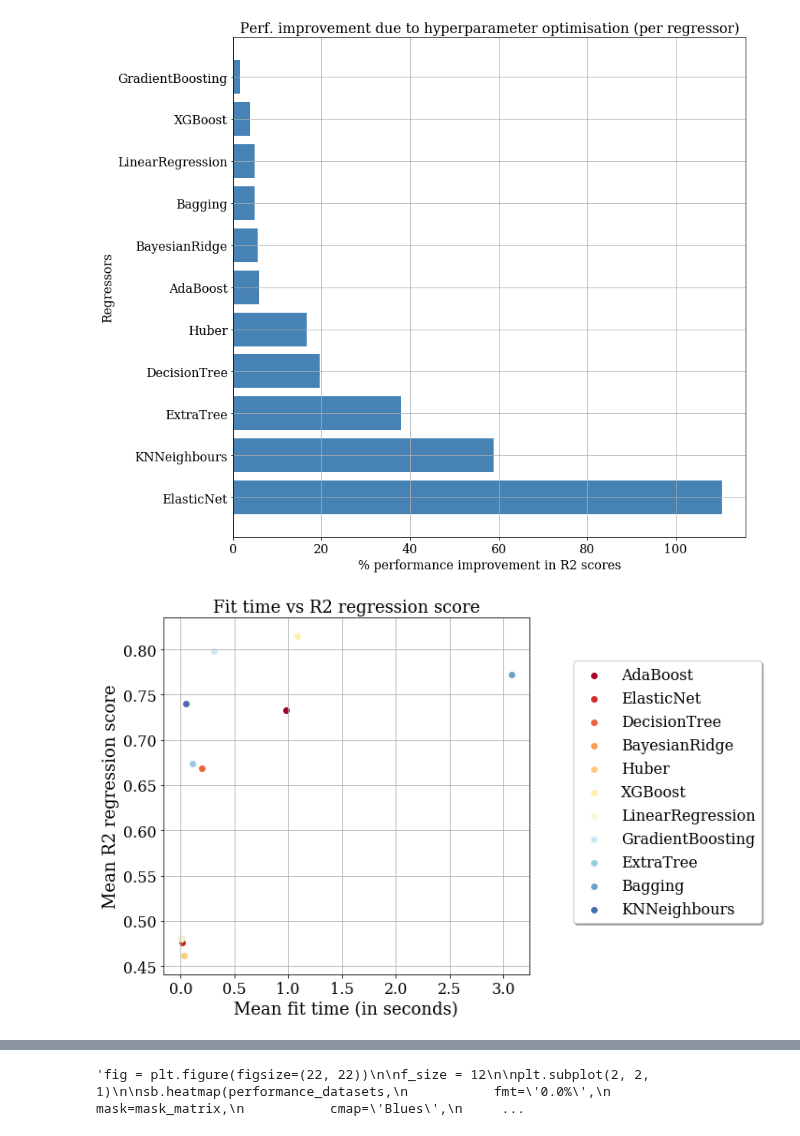
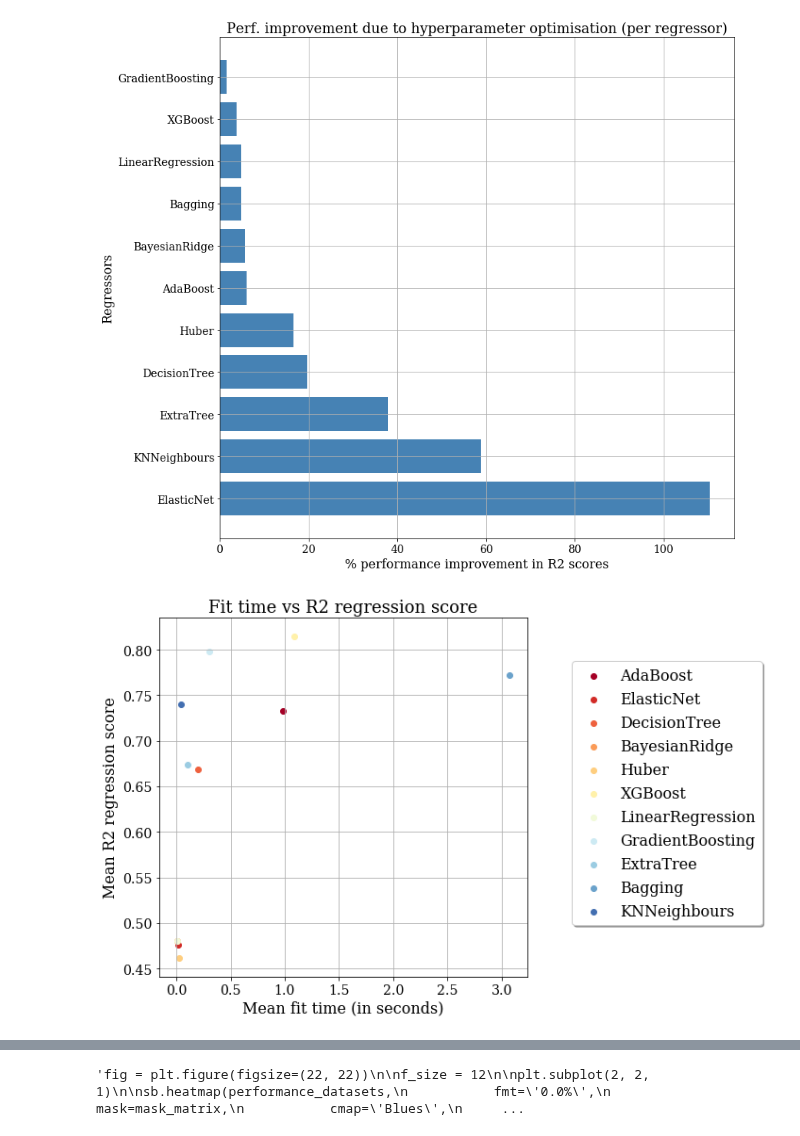
Before and after one commit to anuprulez/pmlb_regression, a Jupyter notebook: Regression_plots_paper_0.20.ipynb, the cells around one changed output, grey strips where cells are left out. Drawn from its saved outputs; the diff is of its cells as text; code cells hidden in the pictures.

```diff
--- a/Regression_plots_paper_0.20.ipynb
+++ b/Regression_plots_paper_0.20.ipynb
@@ -20,6 +20,13 @@ warnings.filterwarnings('ignore')
 
 rcParams['font.family'] = "serif"
 
+size_title = 18
+size_xlabel = 16
+size_ylabel = 16
+size_xticks = 14
+size_yticks = 14
+size_colorbar = 14
+
 folder_name = "scikit_20/tuning/"
 clf_names_dir = os.listdir(folder_name)
 
@@ -40,7 +47,6 @@ for clf in clf_names_dir:
     r2_dict[clf] = list()
     fit_time = list()
     for f_name in files:
-        #if f_name in dataset_names:
         f_path = data_path + "/" + f_name
         df = pd.read_csv(f_path, sep="\t")
         rank_test_score = df[df["rank_test_score"] == 1]
@@ -115,21 +121,25 @@ mask_matrix = np.array(mask_matrix).reshape(n_clf, n_clf)
 performance_datasets = np.round((performance_datasets), 2)
 
 plt.figure(figsize=(13, 13))
-sb.heatmap(performance_datasets,
+ax = sb.heatmap(performance_datasets,
            fmt='0.0%',
            mask=mask_matrix,
            cmap='Blues',
            square=True, annot=True, vmin=0.0, vmax=1.0,
            xticklabels=x_labels, yticklabels=y_labels,
            cbar=True,
-           cbar_kws={"shrink": 0.7}
+           cbar_kws={"shrink": 0.6}
           )
 
-plt.xticks(fontsize=12)
-plt.yticks(fontsize=12)
-plt.xlabel('Losses', fontsize=14)
-plt.ylabel('Wins', fontsize=14)
-plt.title('% out of '+ str(n_datasets) +' datasets where regressor A outperformed regressor B', fontsize=18)
+cbar = ax.collections[0].colorbar
+ticklabs = cbar.ax.get_yticklabels()
+cbar.ax.set_yticklabels(ticklabs, fontsize=size_colorbar)
+
+plt.xticks(fontsize=size_xticks)
+plt.yticks(fontsize=size_yticks)
+plt.xlabel('Losses', fontsize=size_xlabel)
+plt.ylabel('Wins', fontsize=size_ylabel)
+plt.title('% out of '+ str(n_datasets) +' datasets where regressor A outperformed regressor B', fontsize=size_title)
 h = plt.gcf()
 plt.tight_layout()
 plt.show()
@@ -232,34 +245,34 @@ plt.show()
 # %%
 # plot hyperparameter tuninig improvement per regressor
 hyper_improvement = dict()
 
 for clf in clf_names_no_tuning:
     mean_no_tuning = np.mean(r2_dict_no_tuning[clf])
     mean_tuning = np.mean(r2_dict_tuning[clf])
     diff = (mean_tuning - mean_no_tuning) / float(mean_no_tuning) * 100
     hyper_improvement[clf] = np.round(diff, 2)
 
 hyper_improvement = sorted(hyper_improvement.items(), key=lambda kv: kv[1], reverse=True)
 
 y_labels = list()
 improvement = list()
 for k,v in hyper_improvement:
     y_labels.append(k)
     improvement.append(v)
 
 plt.figure(figsize=(12, 12))
-plt.yticks(range(len(y_labels)), y_labels, size=16)
+plt.yticks(range(len(y_labels)), y_labels, size=size_yticks)
 y_pos = np.arange(len(y_labels))
 plt.barh(y_pos, improvement, color='steelblue')
-plt.xlabel('% performance improvement in R2 scores', size=16)
-plt.ylabel('Regressors', size=16)
-plt.title('Perf. improvement due to hyperparameter optimisation (per regressor)', size=18)
-plt.xticks(size=16)
-plt.yticks(size=16)
+plt.xlabel('% performance improvement in R2 scores', size=size_xlabel)
+plt.ylabel('Regressors', size=size_ylabel)
+plt.title('Perf. improvement due to hyperparameter optimisation (per regressor)', size=size_title)
+plt.xticks(size=size_xticks)
+plt.yticks(size=size_yticks)
 plt.grid(True)
 plt.show()
 # %% [output]
-[figure, old version]
+[figure, new version]
 # %%
 NUM_COLORS = len(clf_names)
 cm = plt.get_cmap('RdYlBu')
@@ -279,15 +292,15 @@ for item in r2_dict.items():
     ctr += 1
 
 plt.grid(True)
-plt.title("Fit time vs R2 regression score", size=18)
-plt.xlabel("Mean fit time (in seconds)", size=18)
-plt.ylabel("Mean R2 regression score", size=18)
-plt.xticks(size=16)
-plt.yticks(size=16)
-ax.legend(bbox_to_anchor=(1.1, 0.90), shadow=True, ncol=1, prop={'size': 16})
+plt.title("Fit time vs R2 regression score", size=size_title)
+plt.xlabel("Mean fit time (in seconds)", size=size_xlabel)
+plt.ylabel("Mean R2 regression score", size=size_ylabel)
+plt.xticks(size=size_xticks)
+plt.yticks(size=size_yticks)
+ax.legend(bbox_to_anchor=(1.1, 0.90), shadow=True, ncol=1, prop={'size': size_ylabel})
 plt.show()
 # %% [output]
-[figure, old version]
+[figure, new version]
 # %%
 # plot dataset sizes
 
```
Also changed, not shown: parts of 4 cells of this notebook.
